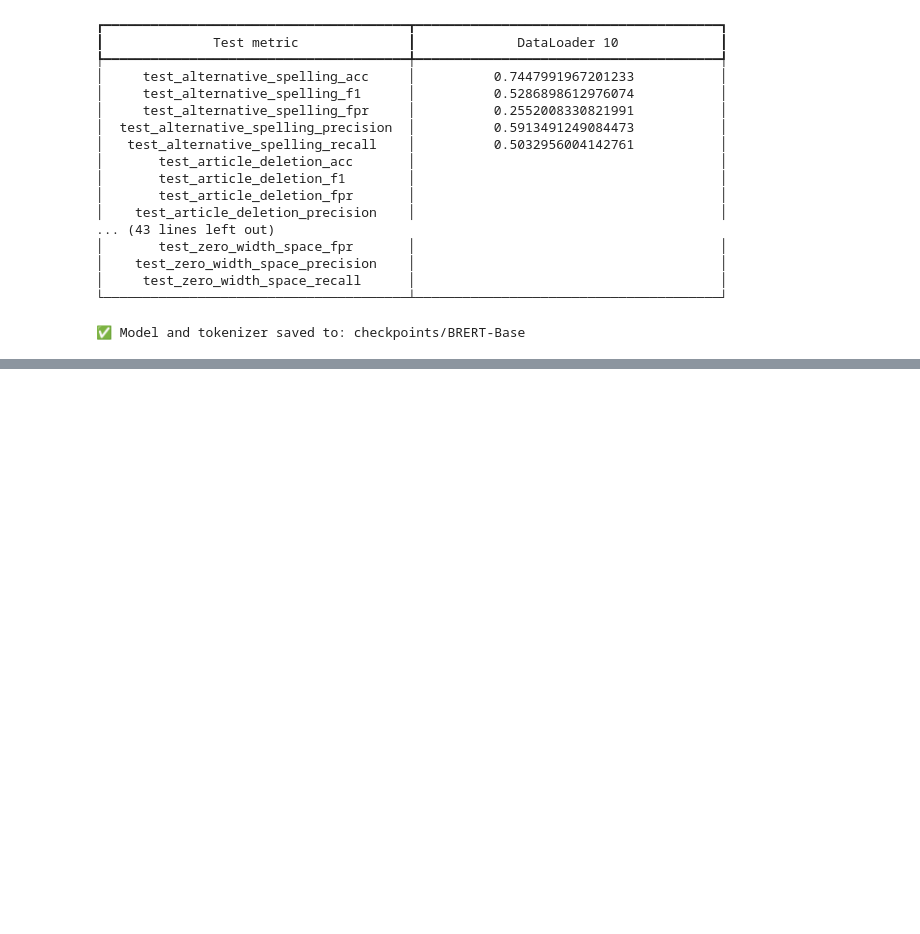
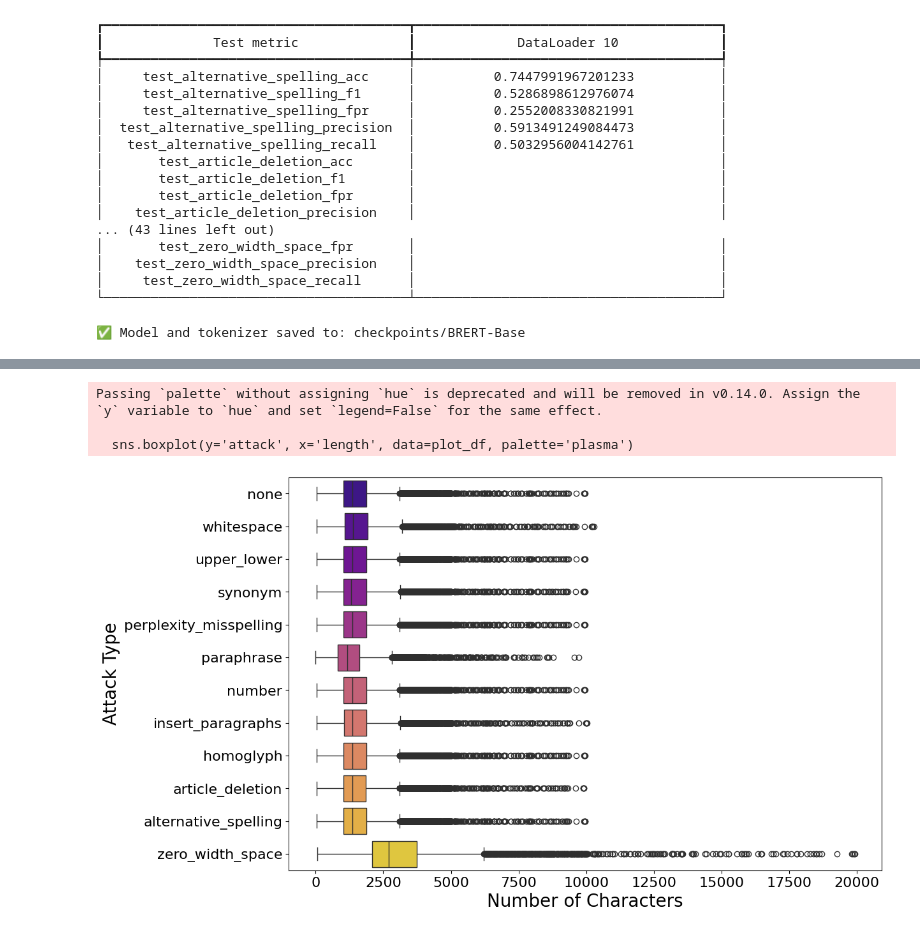
Before and after one commit to Kishor-Bhaumik/Data-Mining235, a Jupyter notebook: exp_bert_base.ipynb, the cells around one changed output, grey strips where cells are left out. Drawn from its saved outputs; the diff is of its cells as text; code cells hidden in the pictures; blank space fills up the shorter version.

```diff
--- a/exp_bert_base.ipynb
+++ b/exp_bert_base.ipynb
@@ -693,0 +734,41 @@ LOCAL_RANK: 0 - CUDA_VISIBLE_DEVICES: [0,1]
+# %%
+import matplotlib.pyplot as plt
+import seaborn as sns
+from datasets import load_dataset
+import pandas as pd
+
+# Load the raw test data
+full_test = load_dataset('liamdugan/raid', split='extra')
+
+# 1. Filter the dataset first to only include human-written text with attacks.
+# This significantly reduces the data size before any other processing.
+attack_data = full_test.filter(lambda example: example['model'] == 'human')
+
+# 2. Use .map() to efficiently add the 'length' column to the filtered dataset.
+def add_length(example):
+    example['length'] = len(example['generation'])
+    return example
+
+attack_data_with_lengths = attack_data.map(add_length)
+
+# 3. Convert the final, processed dataset to a DataFrame.
+# This is fast because we've already filtered down to the exact data and
+# columns ('attack', 'length') needed for the plot.
+plot_df = attack_data_with_lengths.to_pandas()
+
+# Plotting
+plt.figure(figsize=(12, 8))
+sns.boxplot(y='attack', x='length', data=plot_df, palette='plasma')
+#plt.title('Text Length Distribution by Attack Type', fontsize=16)
+plt.xlabel('Number of Characters', fontsize=20)
+plt.ylabel('Attack Type', fontsize=20)
+plt.xticks(fontsize=16)
+plt.yticks(fontsize=16)
+plt.savefig('Impact_of_Attacks.png', dpi=300, bbox_inches='tight')
+plt.savefig('Impact_of_Attacks.pdf', dpi=300, bbox_inches='tight')
+plt.show()
+# %% [output]
+Passing `palette` without assigning `hue` is deprecated and will be removed in v0.14.0. Assign the `y` variable to `hue` and set `legend=False` for the same effect.
+
+  sns.boxplot(y='attack', x='length', data=plot_df, palette='plasma')
+[figure, added]
```
Also changed, not shown: parts of 4 cells of this notebook.
